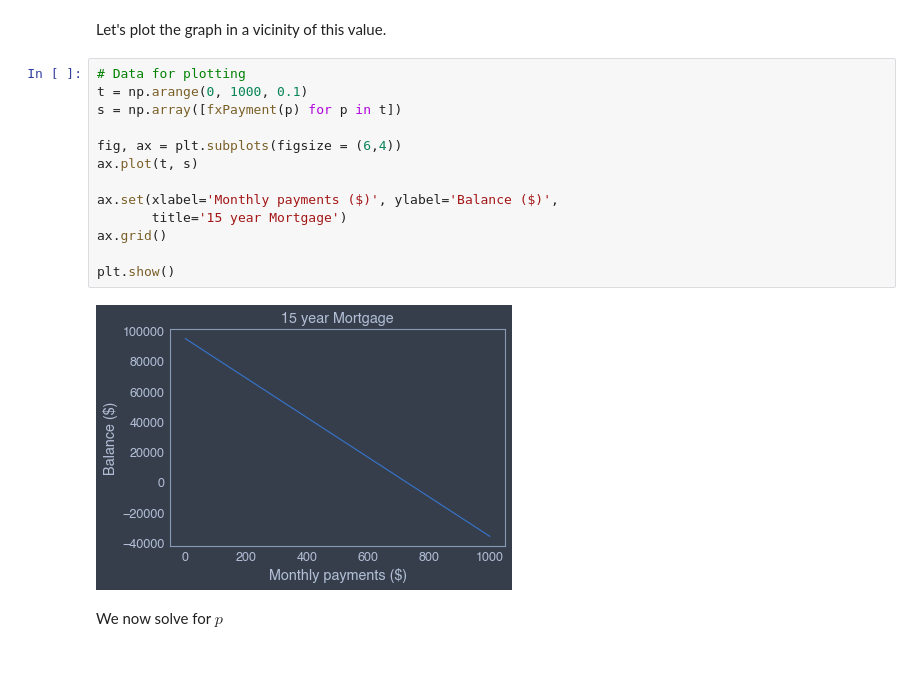
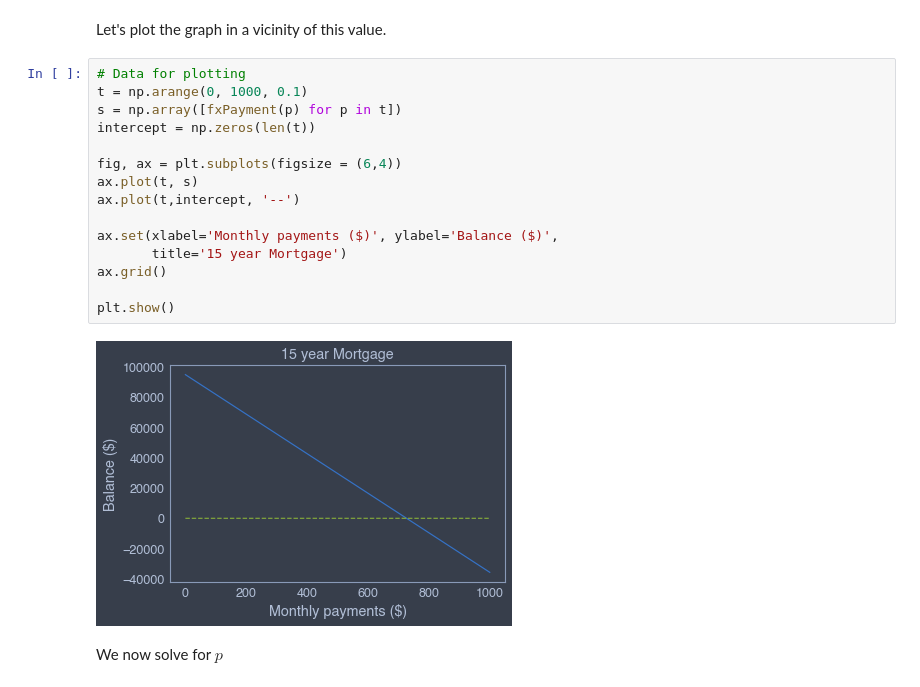
Before and after one commit to Marlon-Gomes/Foundations-of-Quantitative-Finance, a Jupyter notebook: Lecture 1/Lecture 1.ipynb, the cells around one changed output. Drawn from its saved outputs; the diff is of its cells as text.

```diff
--- a/Lecture 1/Lecture 1.ipynb
+++ b/Lecture 1/Lecture 1.ipynb
@@ -888,18 +869,20 @@ Let's plot the graph in a vicinity of this value.
 # %%
 # Data for plotting
 t = np.arange(0, 1000, 0.1)
 s = np.array([fxPayment(p) for p in t])
+intercept = np.zeros(len(t))
 
 fig, ax = plt.subplots(figsize = (6,4))
 ax.plot(t, s)
+ax.plot(t,intercept, '--')
 
 ax.set(xlabel='Monthly payments ($)', ylabel='Balance ($)',
        title='15 year Mortgage')
 ax.grid()
 
 plt.show()
 # %% [output]
-[figure, old version]
+[figure, new version]
 # %% [markdown]
 We now solve for $p$
 # %%
```
Also changed, not shown: parts of 50 cells of this notebook, 2 other files.
